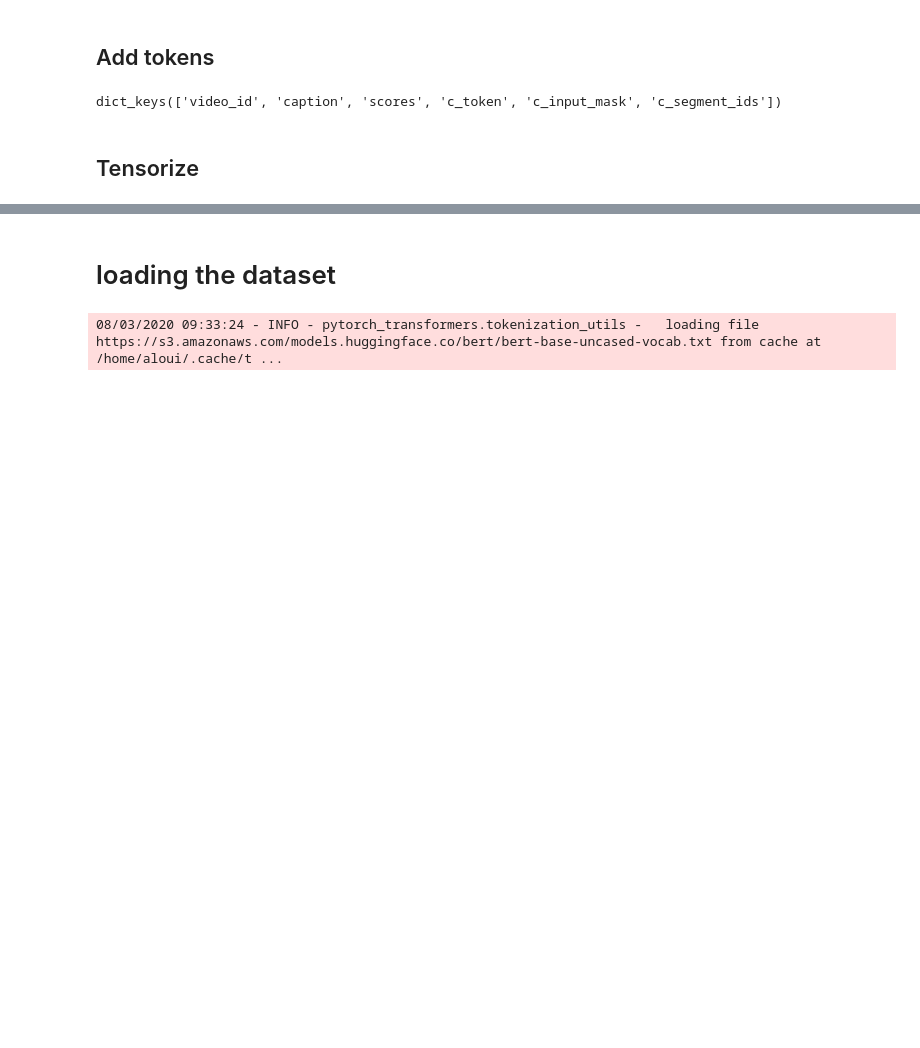
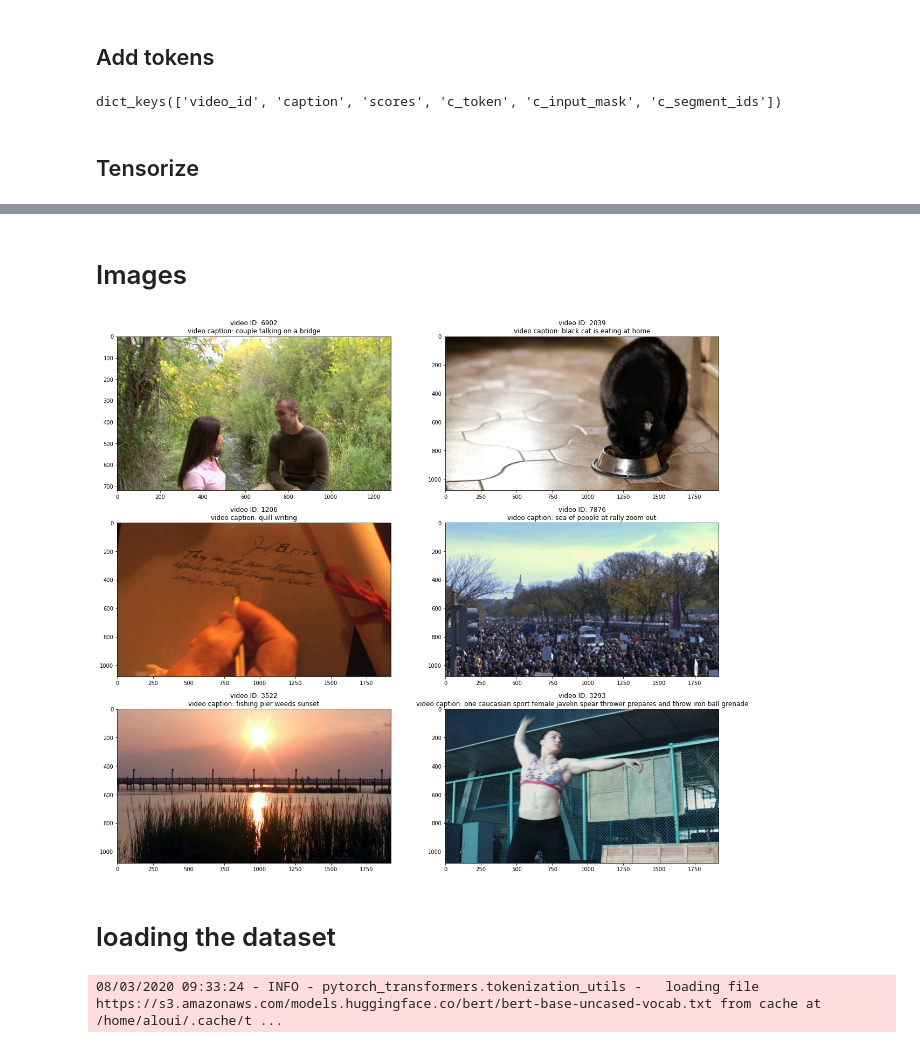
Before and after one commit to mareyL/vilbert-multi-task, a Jupyter notebook: ME_dataset.ipynb, the cells around one changed output, grey strips where cells are left out. Cells and saved outputs as stored; diff of their text form; code cells hidden in the pictures; blank space fills up the shorter version.

```diff
--- a/ME_dataset.ipynb
+++ b/ME_dataset.ipynb
@@ -205,3 +302,5 @@ train_entries[0]
 cPickle.dump(train_entries, open(train_cache_path, 'wb'))
 cPickle.dump(val_entries, open(val_cache_path, 'wb'))
 cPickle.dump(test_entries, open(test_cache_path, 'wb'))
+# %% [markdown]
+# Images
@@ -207,0 +321,41 @@ cPickle.dump(test_entries, open(test_cache_path, 'wb'))
+# %%
+test_im_dict = dict()
+
+for k, filename in enumerate(tqdm(os.listdir(test_video_dir))):
+    if filename.endswith(".webm"):
+        vid_id = re.findall(r'\d+', filename)[0]
+        vid_id = int(vid_id)
+        video_path = os.path.join(test_video_dir, filename)
+        cap = cv2.VideoCapture(video_path)
+        i = 0
+        frames = list()
+        while(cap.isOpened()):
+            ret, frame = cap.read()
+            if ret == False:
+                break
+            frames.append(frame)
+            i += 1
+        center_frame = frames[i // 2]
+        test_im_dict[vid_id] = center_frame
+        # cv2.imwrite(str(vid_id)+'.jpg', center_frame)
+cap.release()
+cv2.destroyAllWindows()
+# %%
+random.seed(a=42)
+sampled_list = random.sample(test_entries, 6)
+
+sampled_tuple = list()
+
+for sample in sampled_list:
+    v_id = sample['video_id']
+    v_caption = sample['caption']
+    img = test_im_dict[v_id]
+    sampled_tuple.append((v_id, v_caption, img))
+# %%
+fig, axes = plt.subplots(3, 2, figsize=(20,18))
+
+for i, (v_id, v_caption, img) in enumerate(sampled_tuple):
+    axes[i // 2, i % 2].imshow(cv2.cvtColor(img, cv2.COLOR_BGR2RGB))
+    axes[i // 2, i % 2].set_title("video ID: %d\nvideo caption: %s" %(v_id, v_caption))
+# %% [output]
+[figure, added]
```
Also changed, not shown: parts of 34 cells of this notebook.
